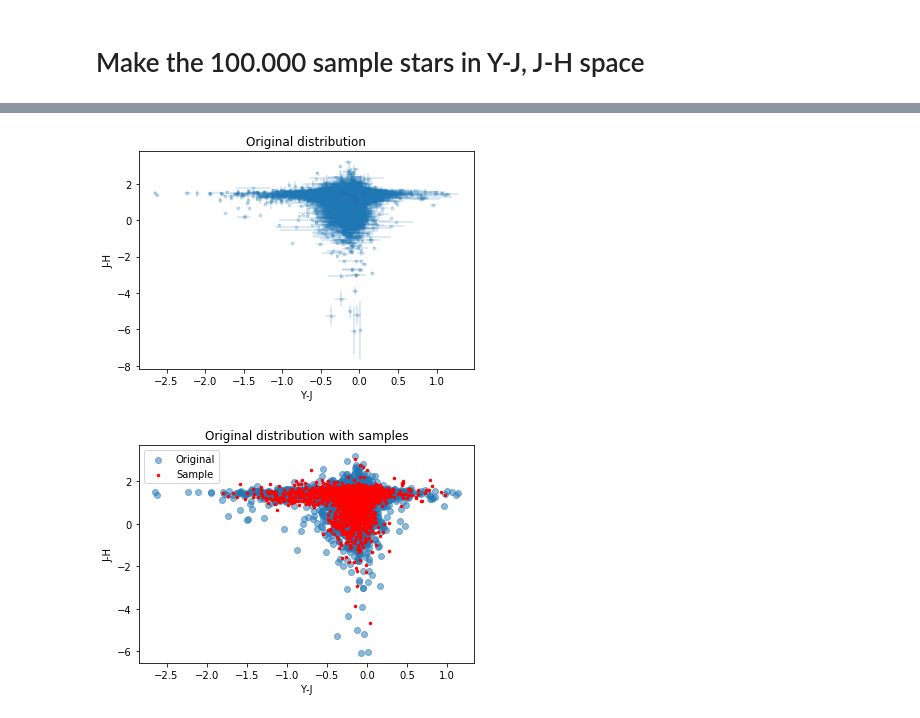
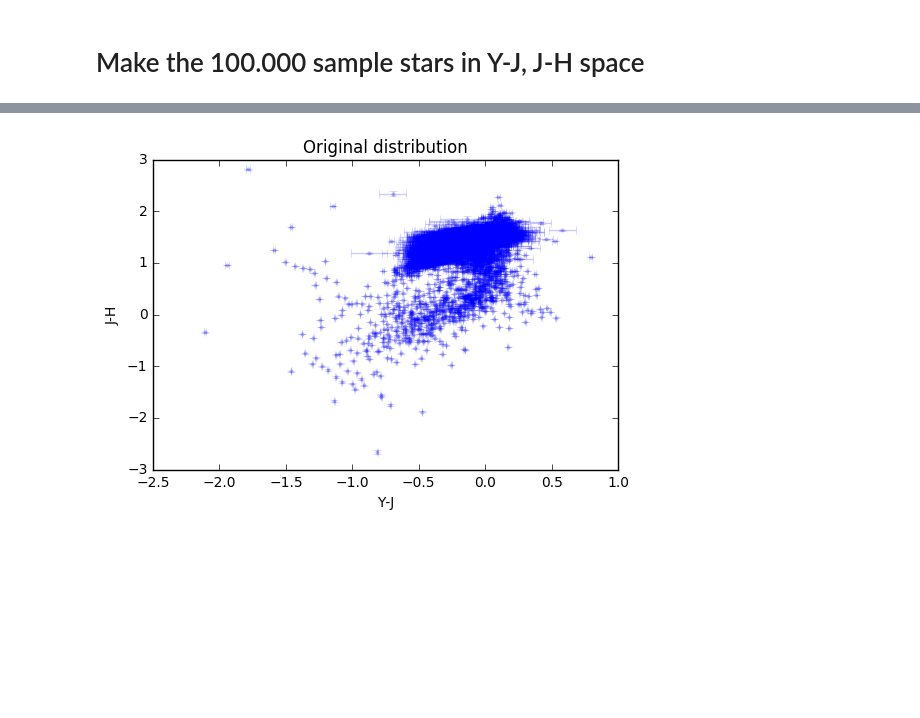
Before and after one commit to EStoop/Final-Project-DBDM, a Jupyter notebook: Final1.ipynb, the cells around one changed output, grey strips where cells are left out. Saved outputs shown, nothing was run; the diff lists cells and outputs as text; code cells hidden in the pictures; blank space fills up the shorter version.

```diff
--- a/Final1.ipynb
+++ b/Final1.ipynb
@@ -5,10 +5,12 @@ from astropy.io import fits
 import glob
 from collections import defaultdict
 import sqlite3 as lite
+import seaborn as sns
+import matplotlib.pyplot as plt
 
 # Read in the field information
-root = "/home/esmee/Documents/DBDM/DDM2017-master/FinalProject/"
-#root = "/disks/strw9/stoop/DBDM/DDM2017-master/FinalProject/Final-Project-DBDM/"
+#root = "/home/esmee/Documents/DBDM/DDM2017-master/FinalProject/"
+root = "/disks/strw9/stoop/DBDM/DDM2017-master/FinalProject/Final-Project-DBDM/"
 # %% [markdown]
 # FieldTable
 
@@ -370,7 +508,13 @@ import matplotlib.pyplot as plt
 # %%
 # Make two tables containing the colors
 con = lite.connect(root + 'VVV.db')
-commandYJ = "SELECT i1.Mag1 - i2.Mag1 AS Mag, i1.dMag1 + i2.dMag1 AS dMag FROM IntensityTable AS i1 \
-            JOIN IntensityTable AS i2 ON i1.StarID = i2.StarID \
-            WHERE (i1.Filter = 'Y') AND (i2.Filter = 'J')"
-t_YJ = pd.read_sql(commandYJ, con)
+command = "SELECT iy.Mag1 - ij.Mag1 AS 'Y-J', iy.dMag1 + ij.dMag1 AS 'dY-dJ', \
+            ij.Mag1 - ih.Mag1 AS 'J-H', ij.dMag1 - ih.dMag1 AS 'dJ-dH'\
+            FROM IntensityTable AS iy \
+            JOIN IntensityTable AS ij \
+                ON iy.StarID = ij.StarID \
+            JOIN IntensityTable AS ih \
+                ON ij.StarID = ih.StarID \
+            WHERE (iy.Filter = 'Y') AND (ij.Filter = 'J') AND (ih.Filter = 'H') \
+            AND (iy.Class = -1) AND (ij.Class = -1) AND (ih.Class = -1)"
+t = pd.read_sql(command, con)
@@ -389,17 +542,16 @@ Xerr[:, diag, diag] = np.vstack([ t_YJ['dMag'].as_matrix().astype(np.float64), t
 # %%
 #Remove nans
-delete = np.where(np.isnan(X))[0]
-delete
-Xnew = np.delete(X, delete, axis=0)
-Xerrnew = np.delete(Xerr, delete, axis=0)
+
+delete = np.where(np.isnan(t))[0]
+t = t.drop(t.index[delete])
 # %%
 # The original distribution
 
-plt.scatter(samples[:,0], samples[:,1], color = 'red', s=10)
-plt.errorbar(t_YJ['Mag'], t_JH['Mag'], xerr=t_YJ['dMag'], yerr = t_JH['dMag'], fmt='.', alpha = 0.2)
+plt.errorbar(t['Y-J'], t['J-H'], xerr=t['dY-dJ'], yerr = t['dJ-dH'], fmt='.', alpha = 0.2, ms=5)
 plt.title("Original distribution")
+plt.ylabel("J-H")
 plt.xlabel("Y-J")
-plt.ylabel("J-H")
+#plt.gca().invert_yaxis()
 plt.show()
 # %% [output]
-[figure, old version]
+[figure, new version]
@@ -413,10 +557,0 @@ Xsamples = model.sample(10000)
-# %%
-plt.scatter(t_YJ['Mag'], t_JH['Mag'], marker='o', alpha = 0.5, label = 'Original')
-plt.scatter(Xsamples[0][:,0], Xsamples[0][:,1], color = 'red', marker = '.', lw=0.5, label='Sample')
-plt.title("Original distribution with samples")
-plt.xlabel("Y-J")
-plt.ylabel("J-H")
-plt.legend()
-plt.show()
-# %% [output]
-[figure, removed]
```
Also changed, not shown: parts of 22 cells of this notebook, 13 other files.
